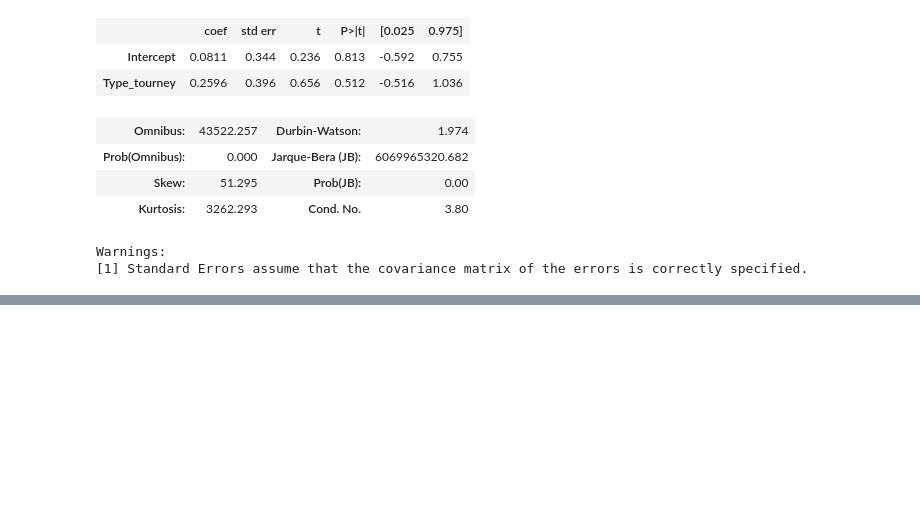
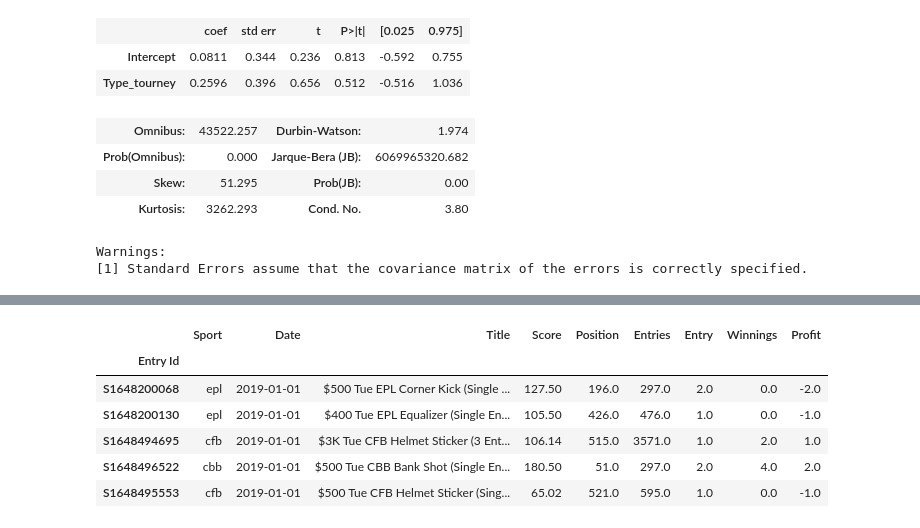
Before and after one commit to triolinho/verbose-octo-sniffle, a Jupyter notebook: fanduel_notebook.ipynb, the cells around one changed output, grey strips where cells are left out. Saved outputs shown, nothing was run; the diff lists cells and outputs as text; code cells hidden in the pictures; blank space fills up the shorter version.

Commit message:
filtered out top 3 sports

```diff
--- a/fanduel_notebook.ipynb
+++ b/fanduel_notebook.ipynb
@@ -600,0 +660,18 @@ KeyError: "['Type'] not in index"
+# %%
+cond1 = fd_df_new['Sport'] != 'nba'
+# %%
+cond2 = fd_df_new['Sport'] != 'nfl'
+# %%
+cond3 = fd_df_new['Sport'] != 'mlb'
+# %%
+fd_df_other = fd_df_new[(cond1) & (cond2) & (cond3)]
+# %%
+fd_df_other.head()
+# %% [output]
+|  | Sport | Date | Title | Score | Position | Entries | Entry | Winnings | Profit |
+| Entry Id |  |  |  |  |  |  |  |  |  |
+| S1648200068 | epl | 2019-01-01 | $500 Tue EPL Corner Kick (Single ... | 127.50 | 196.0 | 297.0 | 2.0 | 0.0 | -2.0 |
+| S1648200130 | epl | 2019-01-01 | $400 Tue EPL Equalizer (Single En... | 105.50 | 426.0 | 476.0 | 1.0 | 0.0 | -1.0 |
+| S1648494695 | cfb | 2019-01-01 | $3K Tue CFB Helmet Sticker (3 Ent... | 106.14 | 515.0 | 3571.0 | 1.0 | 2.0 | 1.0 |
+| S1648496522 | cbb | 2019-01-01 | $500 Tue CBB Bank Shot (Single En... | 180.50 | 51.0 | 297.0 | 2.0 | 4.0 | 2.0 |
+| S1648495553 | cfb | 2019-01-01 | $500 Tue CFB Helmet Sticker (Sing... | 65.02 | 521.0 | 595.0 | 1.0 | 0.0 | -1.0 |
```
Also changed, not shown: parts of 12 cells of this notebook.
